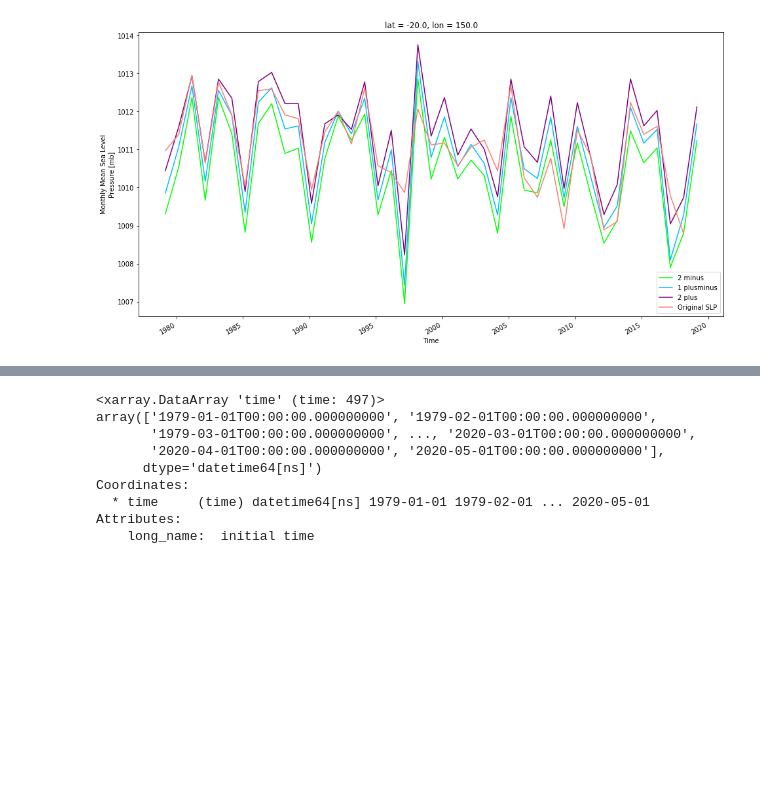
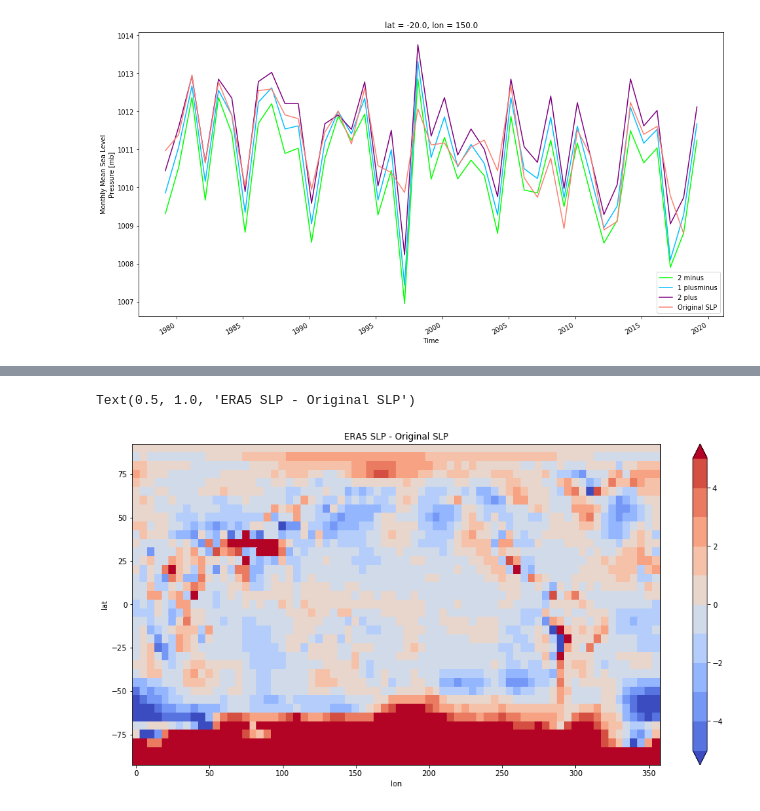
Before and after one commit to medhap02/AllIndiaRainfall, a Jupyter notebook: src/ERA5DatasetComparisons.ipynb, the cells around one changed output, grey strips where cells are left out. Cells and saved outputs as stored; diff of their text form; code cells hidden in the pictures; blank space fills up the shorter version.

```diff
--- a/src/ERA5DatasetComparisons.ipynb
+++ b/src/ERA5DatasetComparisons.ipynb
@@ -211,20 +276,11 @@ plt.legend(loc='lower right')
+# %%
+slpERA5interp = slpERA5.interp_like(slp1)
+# %%
+plt.figure(figsize=(16,8))
+(slpERA5interp-slp1).sel(time=slice('2019-05-01','2019-05-01')).plot(levels=np.arange(-5, 6, 1), cmap='coolwarm')
+plt.title('ERA5 SLP - Original SLP', color = 'black')
+# %% [output]
+Text(0.5, 1.0, 'ERA5 SLP - Original SLP')
+[figure, added]
 # %%
 # Copyright (c) 2020 Medha Palavalli.
-# %%
-dirn = '/global/scratch/medhap02/'
-filen = 'ERA5_MSLP_SST_Td_tas_Jan1979toMay2020.grib'
-dat = xr.open_dataset(dirn+filen,engine='pynio')
-dat
-sst = dat['SSTK_GDS0_SFC_S123']
-sstERA5 = sst.rename({'g0_lon_2':'lon', 'g0_lat_1':'lat', 'initial_time0_hours':'time'})
-print(sstERA5.time)
-# %% [output]
-<xarray.DataArray 'time' (time: 497)>
-array(['1979-01-01T00:00:00.000000000', '1979-02-01T00:00:00.000000000',
-       '1979-03-01T00:00:00.000000000', ..., '2020-03-01T00:00:00.000000000',
-       '2020-04-01T00:00:00.000000000', '2020-05-01T00:00:00.000000000'],
-      dtype='datetime64[ns]')
-Coordinates:
-  * time     (time) datetime64[ns] 1979-01-01 1979-02-01 ... 2020-05-01
-Attributes:
-    long_name:  initial time
```
Also changed, not shown: parts of 9 cells of this notebook.
